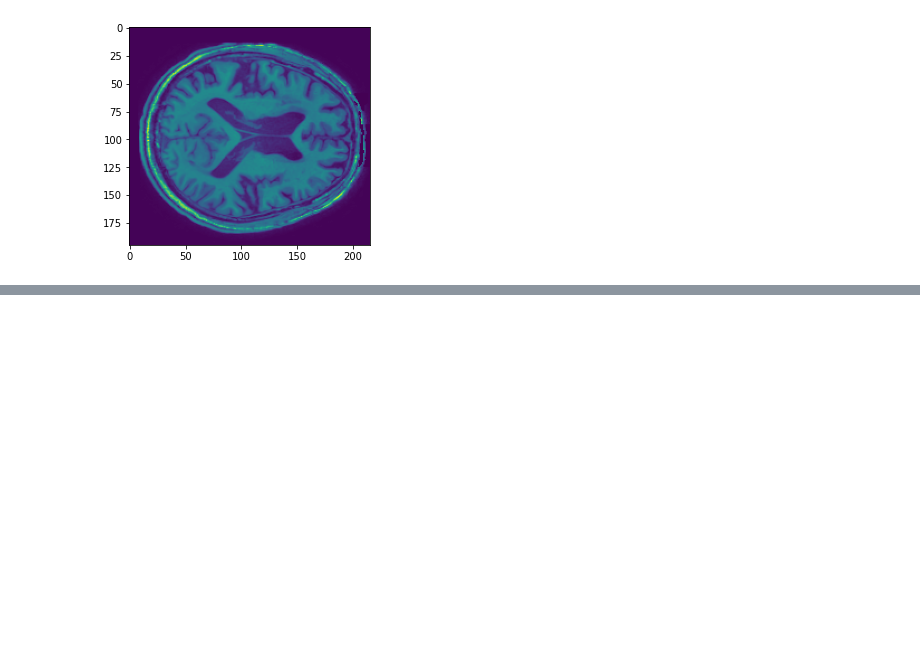
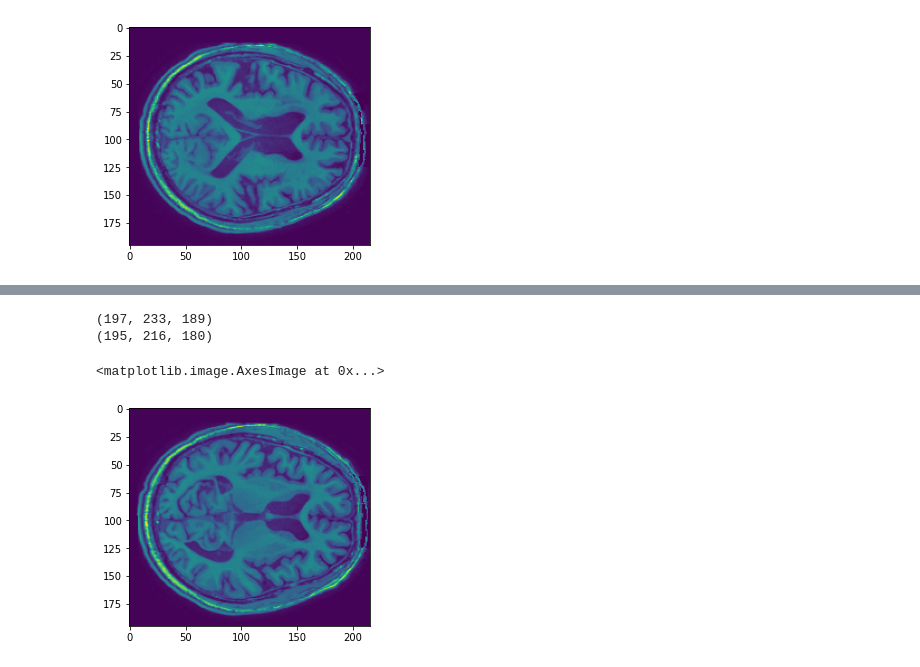
Before and after one commit to DSDanielPark/ANALYSIS-NIFTI-FOR-DEEP-LEARNING, a Jupyter notebook: notebooks/07.foreground_vs_makenonzero3darray/01.makenonzero3daaray.ipynb, the cells around one changed output, grey strips where cells are left out. Cells and saved outputs as stored; diff of their text form; code cells hidden in the pictures; blank space fills up the shorter version.

```diff
--- a/notebooks/07.foreground_vs_makenonzero3darray/01.makenonzero3daaray.ipynb
+++ b/notebooks/07.foreground_vs_makenonzero3darray/01.makenonzero3daaray.ipynb
@@ -178,7 +178,7 @@ def makenonzero3darray(nifti_file_path: str, save_path: str, margin: int) -> Non
     img = nib.Nifti1Image(nonzero3darray, affine)
     img.to_filename(f'{save_path}/nonzero3darray{file_name}.nii.gz')
 
-    return None
+    return nonzero3darray
 # %%
 makenonzero3darray(test_set_list[0], '.', 2)
 # %% [output]
@@ -226,0 +280,10 @@ plt.imshow(img_array[:,:,90])
+# %%
+nonzero3darray = makenonzero3darray(test_set_list[0], '.', 2)
+# %% [output]
+(197, 233, 189)
+(195, 216, 180)
+# %%
+plt.imshow(nonzero3darray[:,:,80])
+# %% [output]
+<matplotlib.image.AxesImage at 0x...>
+[figure, added]
```
Also changed, not shown: parts of 17 cells of this notebook.
